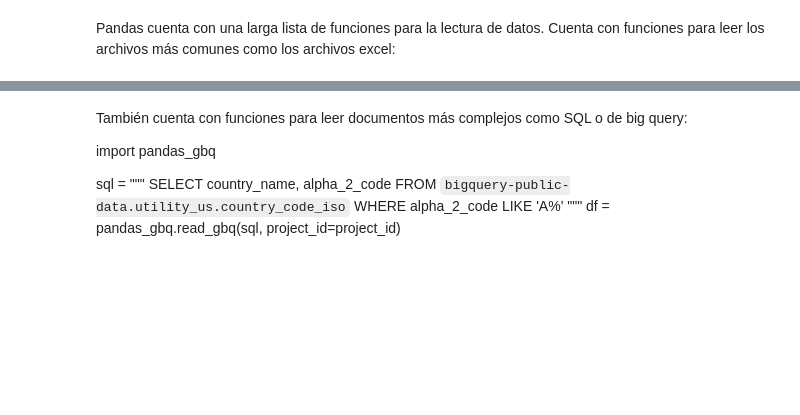
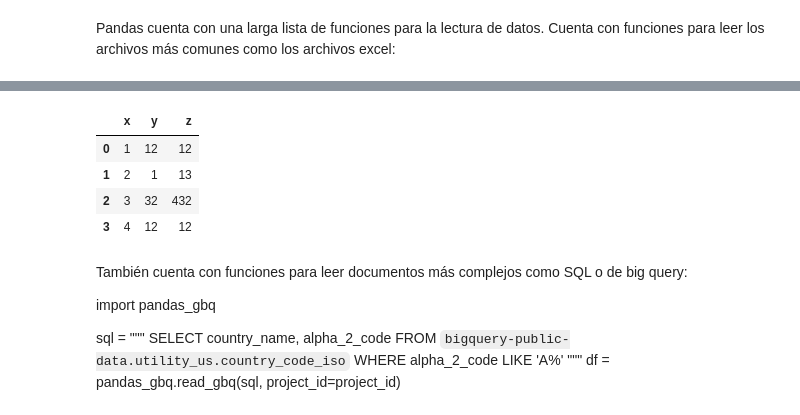
Before and after one commit to angelbujalance/Formacion-Pandas, a Jupyter notebook: formacion_pandas_acc-song.ipynb, the cells around one changed output, grey strips where cells are left out. Drawn from its saved outputs; the diff is of its cells as text; code cells hidden in the pictures; blank space fills up the shorter version.

```diff
--- a/formacion_pandas_acc-song.ipynb
+++ b/formacion_pandas_acc-song.ipynb
@@ -104,3 +95,11 @@ pd.read_excel("https://raw.githubusercontent.com/antony-joy/Data_sets/main/AirQu
+# %%
+pd.read_excel('data.xlsx')
+# %% [output]
+|  | x | y | z |
+| 0 | 1 | 12 | 12 |
+| 1 | 2 | 1 | 13 |
+| 2 | 3 | 32 | 432 |
+| 3 | 4 | 12 | 12 |
 # %% [markdown]
 También cuenta con funciones para leer documentos más complejos como SQL o de big query:
 
```
Also changed, not shown: parts of 1 cell of this notebook.
